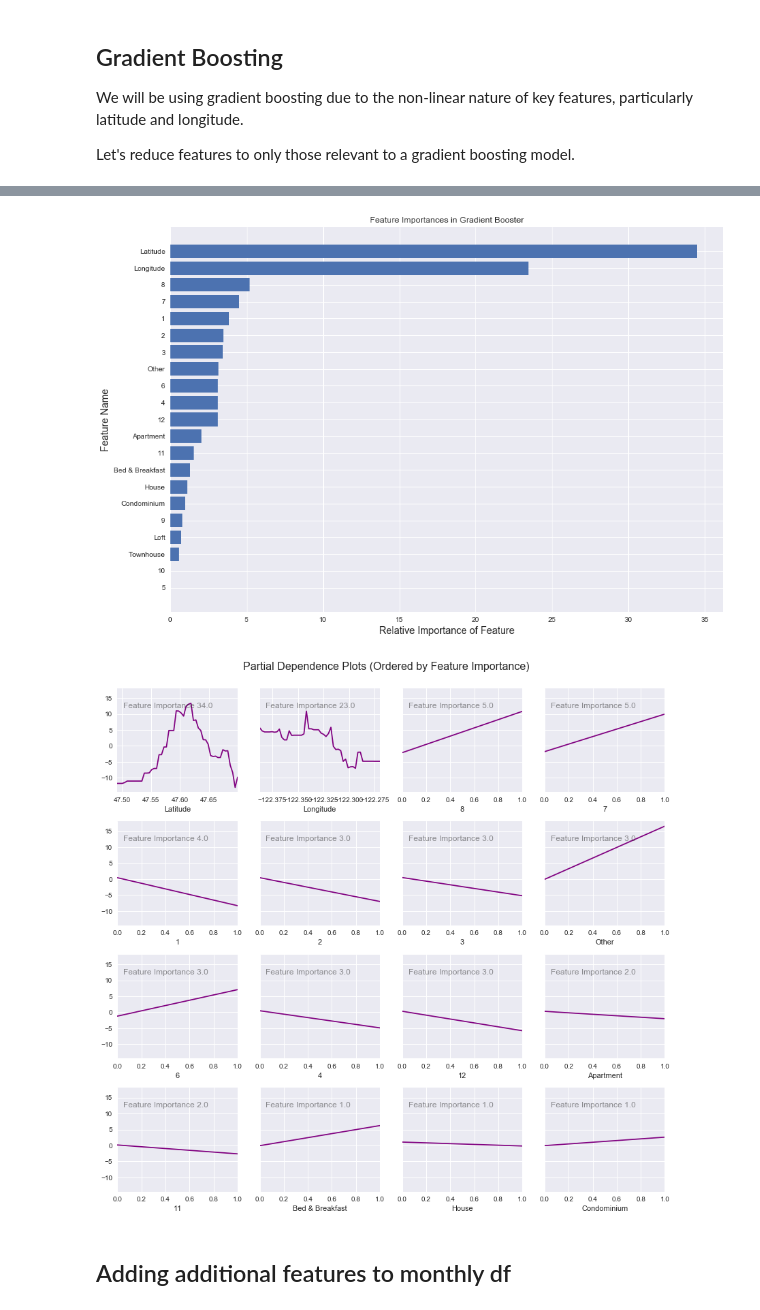
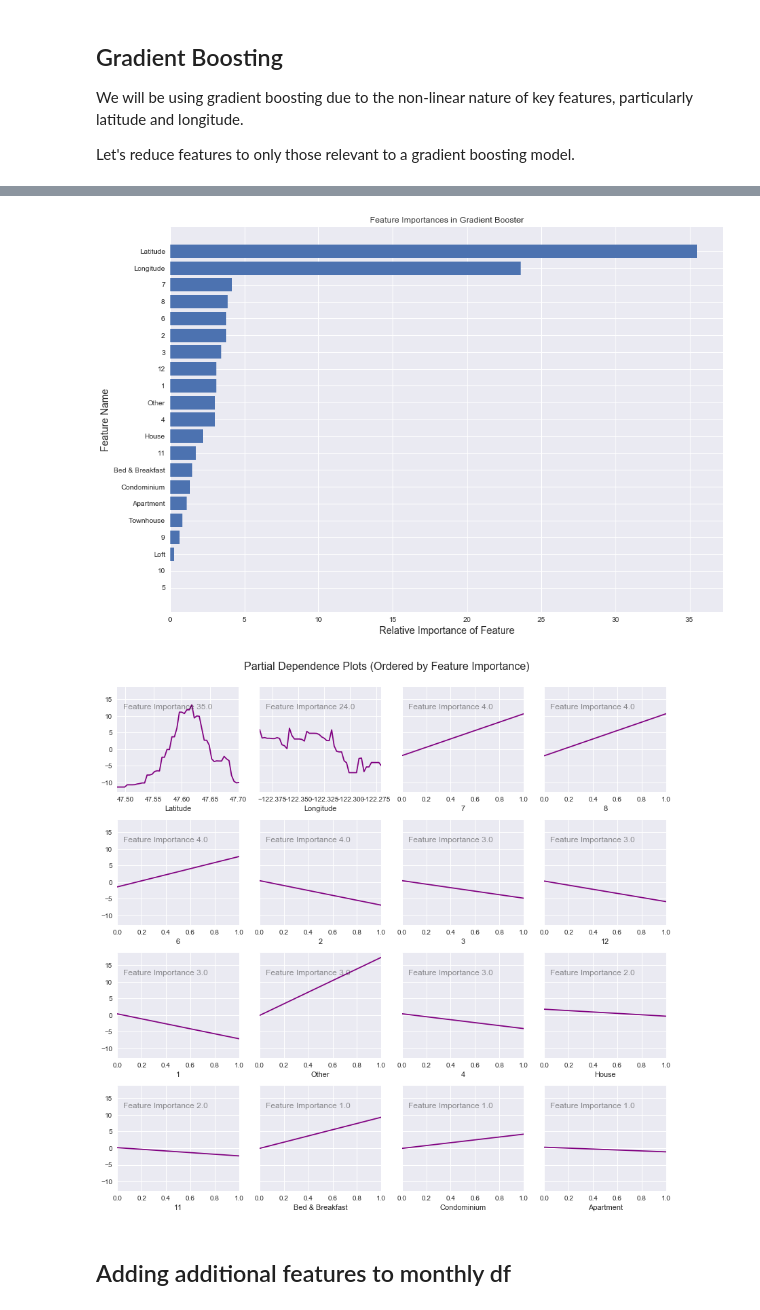
Before and after one commit to epxjk82/airbnKEY, a Jupyter notebook: Airbnb_loft_analysis_monthly_OR50.ipynb, the cells around one changed output, grey strips where cells are left out. Cells and saved outputs as stored; diff of their text form; code cells hidden in the pictures.

```diff
--- a/Airbnb_loft_analysis_monthly_OR50.ipynb
+++ b/Airbnb_loft_analysis_monthly_OR50.ipynb
@@ -1142,10 +1253,13 @@ monthly_gdbr_cols_dummy =[
 'Property_Type',
 ]
 # %%
-gdbr_monthly_pred_df, gdbr_monthly_train_df, gdbr_monthly_model = pred.get_model_predictions_df(GradientBoostingRegressor(),
-                                                                     monthly_data_df, 'EDR',
-                                                                     monthly_gdbr_cols_keep, monthly_gdbr_cols_dummy,
-                                                                     loft_sample=False)
+gdbr_monthly_model, gdbr_monthly_pred_df, gdbr_monthly_pred_test_df, \
+gdbr_monthly_X_train, gdbr_monthly_X_test, gdbr_monthly_y_train, \
+gdbr_monthly_y_test = pred.get_model_predictions_df(GradientBoostingRegressor(),
+                                                       monthly_data_df, 'EDR',
+                                                       monthly_gdbr_cols_keep, monthly_gdbr_cols_dummy,
+                                                       conf_interval=0.9,
+                                                       loft_sample=False)
 # %% [output]
 Running GradientBoostingRegressor(alpha=0.9, criterion='friedman_mse', init=None,
              learning_rate=0.1, loss='ls', max_depth=3, max_features=None,
@@ -1165,12 +1279,12 @@ Test MSE: 288.840380089, Test R2: 0.466852432937
 Returned pred df with shape (1855,)
 # %%
-pred.plot_feature_importances(gdbr_monthly_model,gdbr_monthly_train_df)
+pred.plot_feature_importances(gdbr_monthly_model,gdbr_monthly_X_train)
 # %% [output]
-[figure, old version]
+[figure, new version]
 # %%
-pred.plot_partial_dependency_plots(gdbr_monthly_model,gdbr_monthly_train_df, 4,4, 12)
+pred.plot_partial_dependency_plots(gdbr_monthly_model,gdbr_monthly_X_train, 4,4, 12)
 # %% [output]
-[figure, old version]
+[figure, new version]
 # %%
 gdbr_monthly_pred_df.to_csv('predictions/gdbr_monthly_pred_results_random_sample_OR50_RD10.csv')
 #gdbr_monthly_pred_df.to_csv('predictions/gdbr_monthly_pred_results_OR50_RD10_loft_sample.csv')
```
Also changed, not shown: parts of 124 cells of this notebook.
